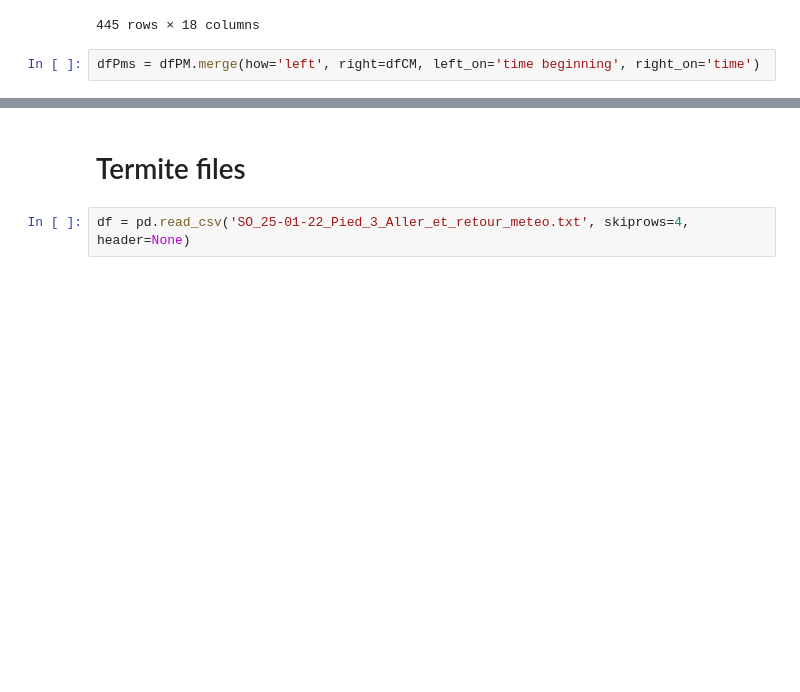
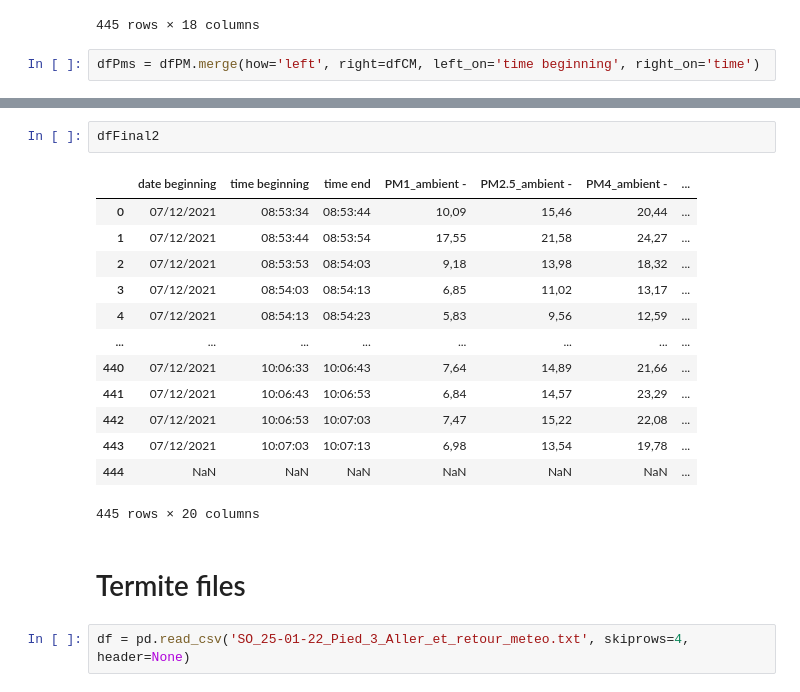
Before and after one commit to MintFr/captation, a Jupyter notebook: dataCapteurs/erdre_aller_0712.ipynb, the cells around one changed output, grey strips where cells are left out. Drawn from its saved outputs; the diff is of its cells as text; blank space fills up the shorter version.

```diff
--- a/dataCapteurs/erdre_aller_0712.ipynb
+++ b/dataCapteurs/erdre_aller_0712.ipynb
@@ -498,3 +314,19 @@ df2.iloc[2600:2610]
+# %%
+dfFinal2
+# %% [output]
+|  | date beginning | time beginning | time end | PM1_ambient - | PM2.5_ambient - | PM4_ambient - | ... |
+| 0 | 07/12/2021 | 08:53:34 | 08:53:44 | 10,09 | 15,46 | 20,44 | ... |
+| 1 | 07/12/2021 | 08:53:44 | 08:53:54 | 17,55 | 21,58 | 24,27 | ... |
+| 2 | 07/12/2021 | 08:53:53 | 08:54:03 | 9,18 | 13,98 | 18,32 | ... |
+| 3 | 07/12/2021 | 08:54:03 | 08:54:13 | 6,85 | 11,02 | 13,17 | ... |
+| 4 | 07/12/2021 | 08:54:13 | 08:54:23 | 5,83 | 9,56 | 12,59 | ... |
+| ... | ... | ... | ... | ... | ... | ... | ... |
+| 440 | 07/12/2021 | 10:06:33 | 10:06:43 | 7,64 | 14,89 | 21,66 | ... |
+| 441 | 07/12/2021 | 10:06:43 | 10:06:53 | 6,84 | 14,57 | 23,29 | ... |
+| 442 | 07/12/2021 | 10:06:53 | 10:07:03 | 7,47 | 15,22 | 22,08 | ... |
+| 443 | 07/12/2021 | 10:07:03 | 10:07:13 | 6,98 | 13,54 | 19,78 | ... |
+| 444 | NaN | NaN | NaN | NaN | NaN | NaN | ... |
+445 rows × 20 columns
 # %% [markdown]
 # Termite files
 # %%
```
Also changed, not shown: parts of 35 cells of this notebook, 3 other files.
